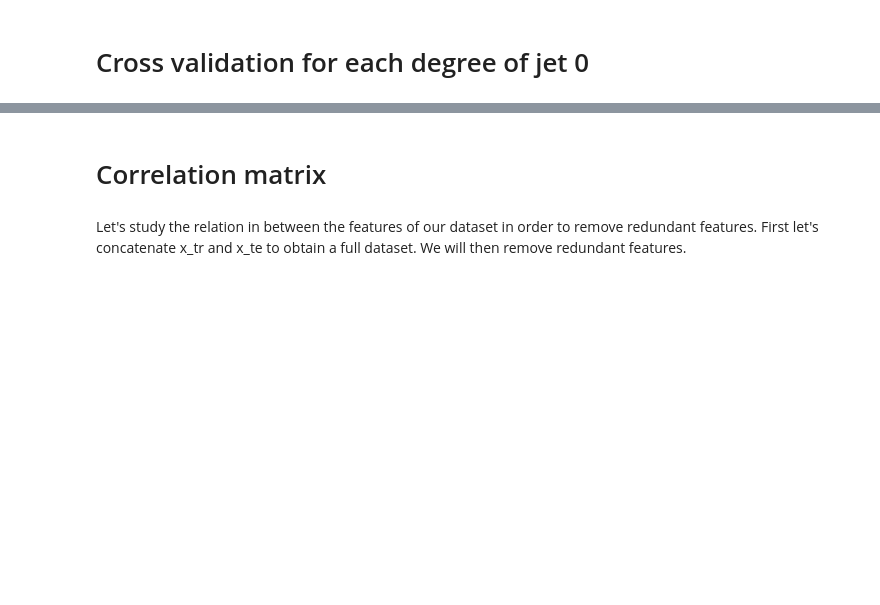
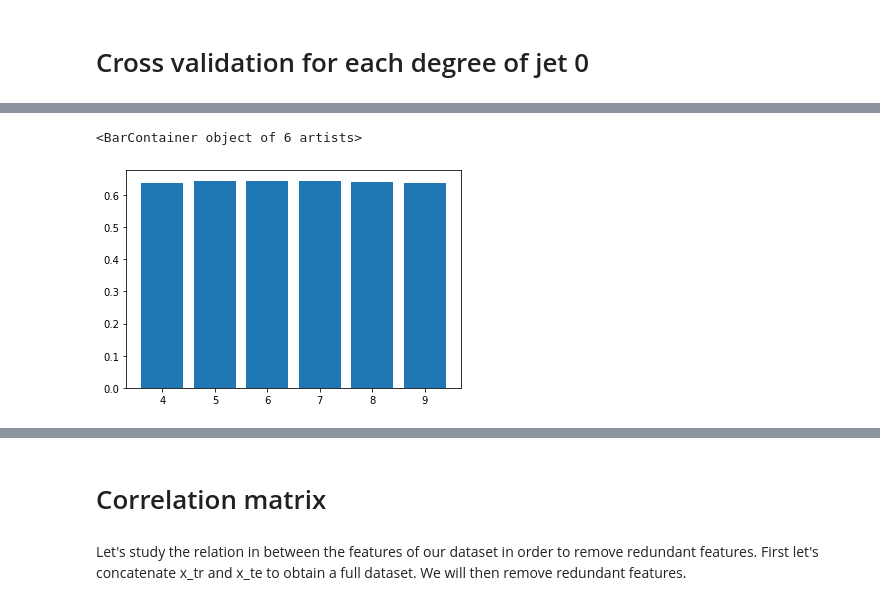
Before and after one commit to mkondracki/ML_project_1, a Jupyter notebook: projectML_.ipynb, the cells around one changed output, grey strips where cells are left out. Cells and saved outputs as stored; diff of their text form; code cells hidden in the pictures; blank space fills up the shorter version.

```diff
--- a/projectML_.ipynb
+++ b/projectML_.ipynb
@@ -441,0 +410,35 @@ The loss for lambda  1e-05 is   0.3764509458491563
+# %%
+x_tr_0 = x_tr_split[0]
+y_tr_0 = y_tr_split[0]
+
+lambda_ = 10**(-12)
+gamma = 10**(-1)
+degrees = np.arange(4,10)
+ratio = 0.4
+seed = 12
+
+loss_tr = []
+loss_te = []
+
+for ind, deg in enumerate(degrees):
+
+    x_p = build_poly(x_tr_0,deg)
+    y_tr, y_te, x_tr, x_te = train_test_split(y_tr_0, x_p, ratio, seed )
+
+    max_iters = 2000
+
+    #standardization
+    x_tr = standardize(x_tr)
+    x_te = standardize(x_te)
+
+    initial_w = np.full(x_tr.shape[1],0.1)
+    w, loss = reg_logistic_regression(y_tr, x_tr, lambda_, initial_w, max_iters, gamma)
+
+    loss_tr_deg = compute_loss(y_tr, x_tr ,w, 'negative_log_likelihood')
+    loss_te_deg = compute_loss(y_te, x_te ,w, 'negative_log_likelihood')
+
+    print("The loss for training with degree  is  " , loss_tr_deg)
+    print("The loss for testing with degree is  " , loss_te_deg)
+
+loss_tr = np.append(loss_tr, loss_tr_deg)
+loss_te = np.append(loss_te, loss_te_deg)
@@ -441,0 +464,5 @@ The loss for lambda  1e-05 is   0.3764509458491563
+# %%
+plt.bar(degrees,loss_te )
+# %% [output]
+<BarContainer object of 6 artists>
+[figure, added]
```
Also changed, not shown: parts of 37 cells of this notebook, 3 other files.
